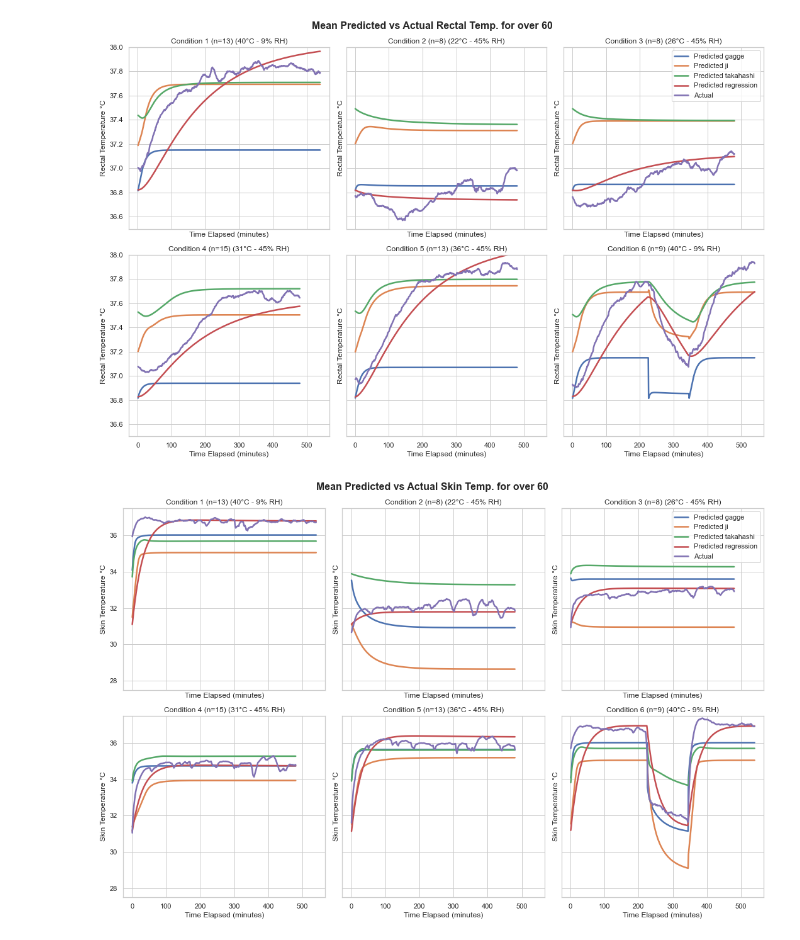
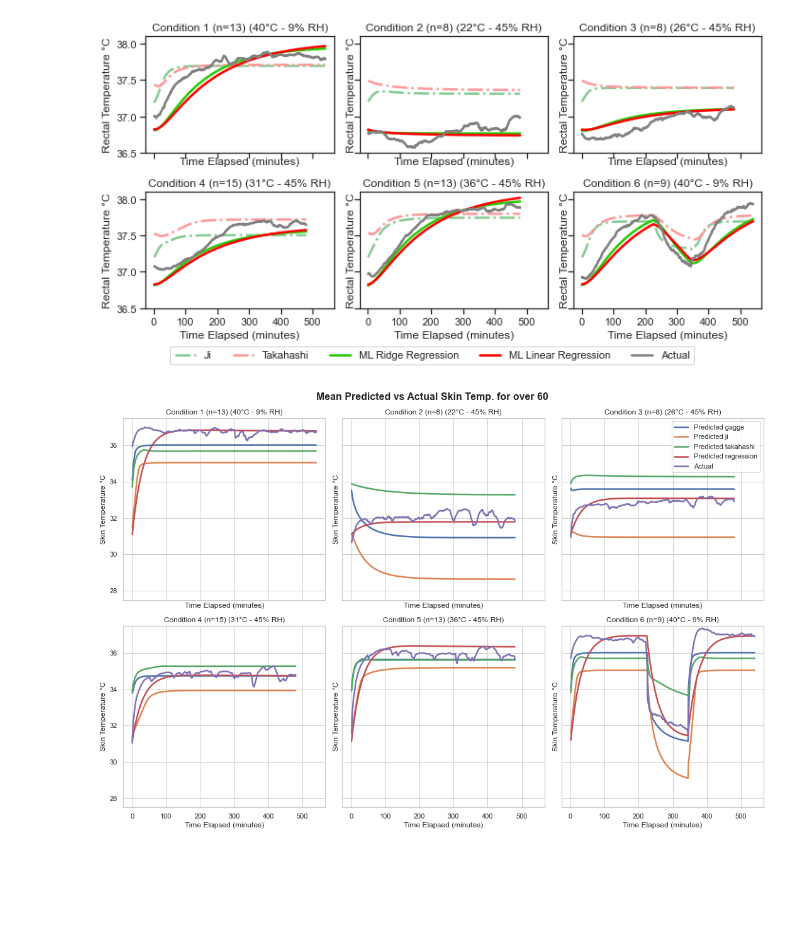
Before and after one commit to climate-ethos/core-temperature-modelling, a Jupyter notebook: results-analysis.ipynb, the cells around one changed output. Drawn from its saved outputs; the diff is of its cells as text; code cells hidden in the pictures; blank space fills up the shorter version.

Commit message:
Updated graph for abstract

```diff
--- a/results-analysis.ipynb
+++ b/results-analysis.ipynb
@@ -114,6 +127,16 @@ print(latex_table)
 \hline
 \end{tabular}
 # %%
+models = [
+    # Biophysical models
+    'gagge',
+    'ji',
+    'takahashi',
+    # ML models
+    'ml_ridge_regression',
+    'ml_linear_regression',
+]
+
 # To store the MSE of each model for each condition
 rmse_dict = {}
 
@@ -272,65 +295,85 @@ plt.show()
 # %%
+models = [
+    # Biophysical models
+    'ji', 'takahashi',
+    # ML models
+    'ml_ridge_regression', 'ml_linear_regression',
+]
+
+sns.set(style="ticks")
+sns.set_palette(sns.color_palette(['#87CC94', '#FF9999', '#25CB00', '#FF0000']))
+
 import matplotlib.pyplot as plt
 import numpy as np
 
 # Create the figure and the subplots.
 # Modify rows and columns parameters as per your requirement. Here, it's assuming a 2x2 grid.
-rows, cols = 2, int(np.ceil(len(samples) / 2))
-fig, axs = plt.subplots(rows, cols, figsize=(15, 10), sharex=True, sharey=True)
-
-# Title
-fig.suptitle('Mean Predicted vs Actual Rectal Temp. for over 60', fontsize=16, fontweight='bold')
+rows, cols = 2, 3
+fig, axs = plt.subplots(rows, cols, figsize=(10, 5), sharex=True, sharey=True)
 
 # Flattening the axes array to make iterating easier
 axs = axs.flatten()
+
+# Create empty lists to store the line handles and labels
+handles = []
+labels = ["Ji", "Takahashi", "ML Ridge Regression", "ML Linear Regression", "Actual"]
 
 # Loop over each sample DataFrame
 for idx, sample in enumerate(samples):
     study = sample.study.iloc[0]
     condition = sample.condition.iloc[0]
+
     # Filter by age
     sample = sample[sample.age >= 60]
+
     # Group by 'time'
     sample_grouped = sample.groupby('time').mean()
 
     # Plotting the predicted data
     for model in models:
         model_column = 'tre_predicted_{}'.format(model)
         if model_column in sample_grouped.columns:
-            axs[idx].plot(sample_grouped.index, sample_grouped[model_column], label="Predicted {}".format(model), linewidth=2.5)
+            if 'ml_' in model:
+                line, = axs[idx].plot(sample_grouped.index, sample_grouped[model_column], linewidth=2.5, linestyle="-")
+            else:
+                line, = axs[idx].plot(sample_grouped.index, sample_grouped[model_column], linewidth=2.5, linestyle="-.")
+
+            # Append the line handle and label to the lists
+            if idx == 0:
+                handles.append(line)
         else:
             print(f"Column {model_column} not found in {study} {condition} dataframe.")
 
     # Plotting the actual data
-    axs[idx].plot(sample_grouped.index, sample_grouped.tre_int, label="Actual", linewidth=2.5)
+    line, = axs[idx].plot(sample_grouped.index, sample_grouped.tre_int, linewidth=2.5, color="grey")
+    if idx == 0:
+        handles.append(line)
 
     # Setting title, limits and labels
     axs[idx].set_title('Condition {} (n={}) ({}°C - {}% RH)'.format(
-        idx+1,
-        len(sample.id_all.unique()),
-        sample.ta_set.iloc[0],
-        sample.rh_set.iloc[0]
+        idx+1, len(sample.id_all.unique()), sample.ta_set.iloc[0], sample.rh_set.iloc[0]
     ))
-    axs[idx].set_ylim(36.5, 38)
+    axs[idx].set_ylim(36.5, 38.1)
     axs[idx].set_ylabel("Rectal Temperature °C")
     axs[idx].set_xlabel("Time Elapsed (minutes)")
 
 # Handling unused subplots
 for idx_unused in range(len(samples), rows*cols):
     fig.delaxes(axs[idx_unused])
 
-# Displaying the legend
-axs[2].legend(loc="upper right")
+# Create a single legend using the handles and labels from the first subplot
+fig.legend(handles, labels, loc='lower center', bbox_to_anchor=(0.5, -0.05), ncol=5)
 
 # Adjust layout for better visualization
-plt.tight_layout()
+plt.tight_layout(rect=[0, 0, 1, 1])  # Adjust the rect parameter to make space for the legend
 
-# Save figure
-plt.savefig("figures/rectal_line_chart.pdf", format='pdf')
+# Save figure with higher DPI
+plt.savefig("figures/rectal_line_chart.pdf", format='pdf', dpi=300)
+
 # Show the plot
 plt.show()
 # %% [output]
-[figure, old version]
+[figure, new version]
 # %%
 import matplotlib.pyplot as plt
 import numpy as np
```
Also changed, not shown: parts of 4 cells of this notebook.
